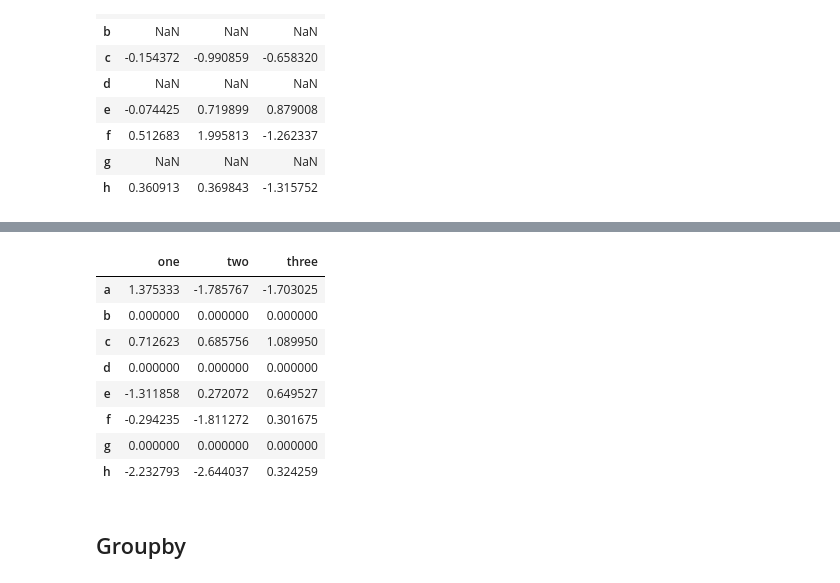
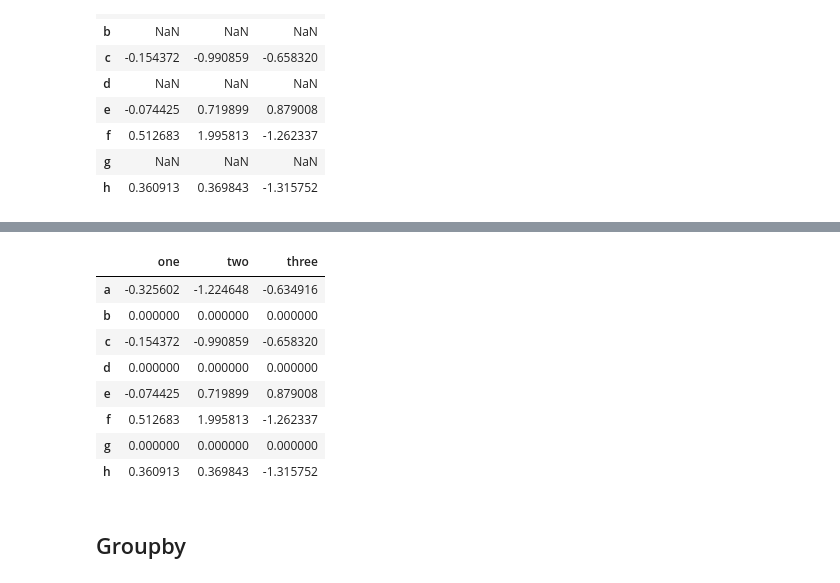
Before and after one commit to BamdadTabari/Pandas-hands-on-learning, a Jupyter notebook: pandas+crash+course.ipynb, the cells around one changed output, grey strips where cells are left out. Cells and saved outputs as stored; diff of their text form; code cells hidden in the pictures.

Commit message:
fillna

```diff
--- a/pandas+crash+course.ipynb
+++ b/pandas+crash+course.ipynb
@@ -359,16 +359,16 @@ dataframe.dropna()
 # %%
 #Fill missing values with 0
-df.fillna(0)
+dataframe.fillna(0)
 # %% [output]
 |  | one | two | three |
-| a | 1.375333 | -1.785767 | -1.703025 |
+| a | -0.325602 | -1.224648 | -0.634916 |
 | b | 0.000000 | 0.000000 | 0.000000 |
-| c | 0.712623 | 0.685756 | 1.089950 |
+| c | -0.154372 | -0.990859 | -0.658320 |
 | d | 0.000000 | 0.000000 | 0.000000 |
-| e | -1.311858 | 0.272072 | 0.649527 |
-| f | -0.294235 | -1.811272 | 0.301675 |
+| e | -0.074425 | 0.719899 | 0.879008 |
+| f | 0.512683 | 1.995813 | -1.262337 |
 | g | 0.000000 | 0.000000 | 0.000000 |
-| h | -2.232793 | -2.644037 | 0.324259 |
+| h | 0.360913 | 0.369843 | -1.315752 |
 # %% [markdown]
 ## Groupby
 # %%
```
Also changed, not shown: parts of 1 cell of this notebook.
